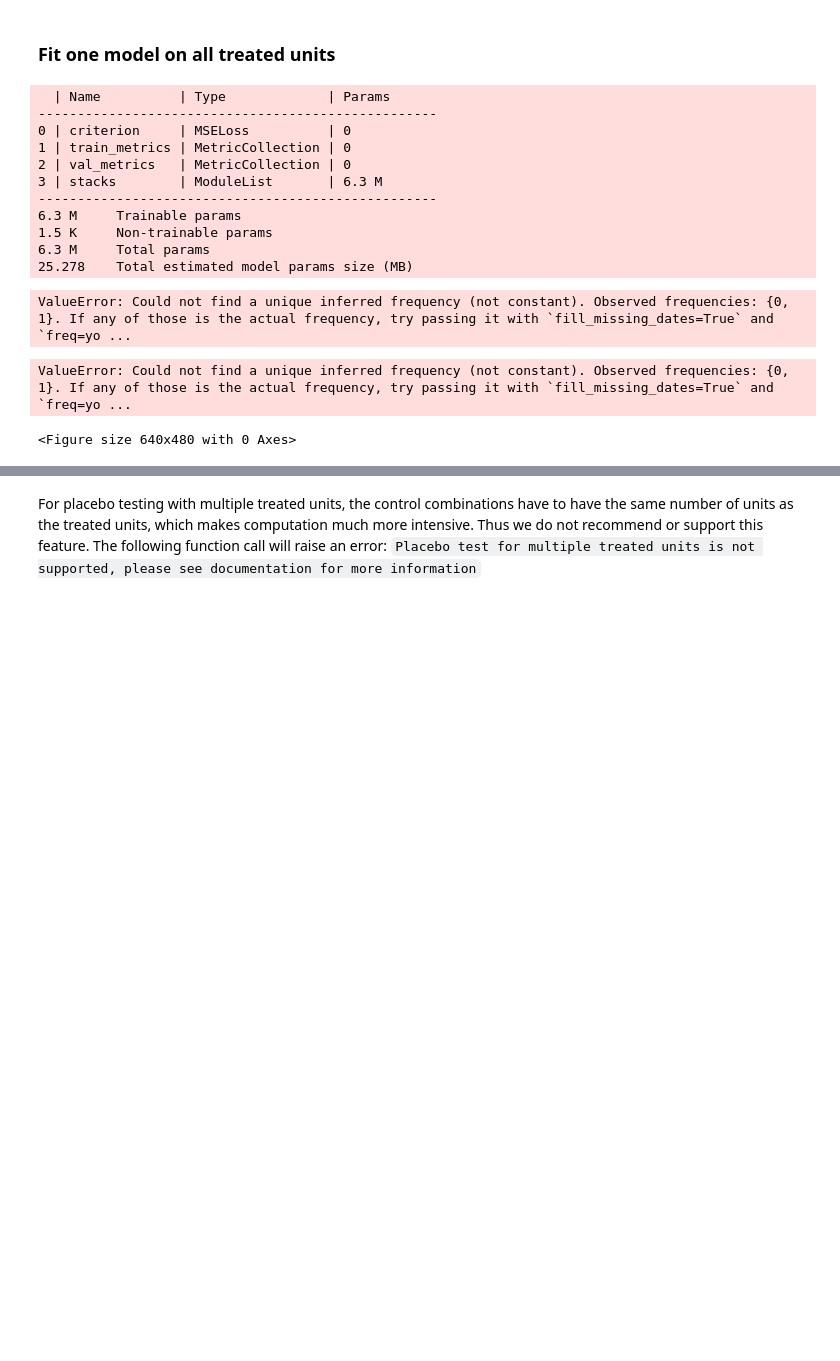
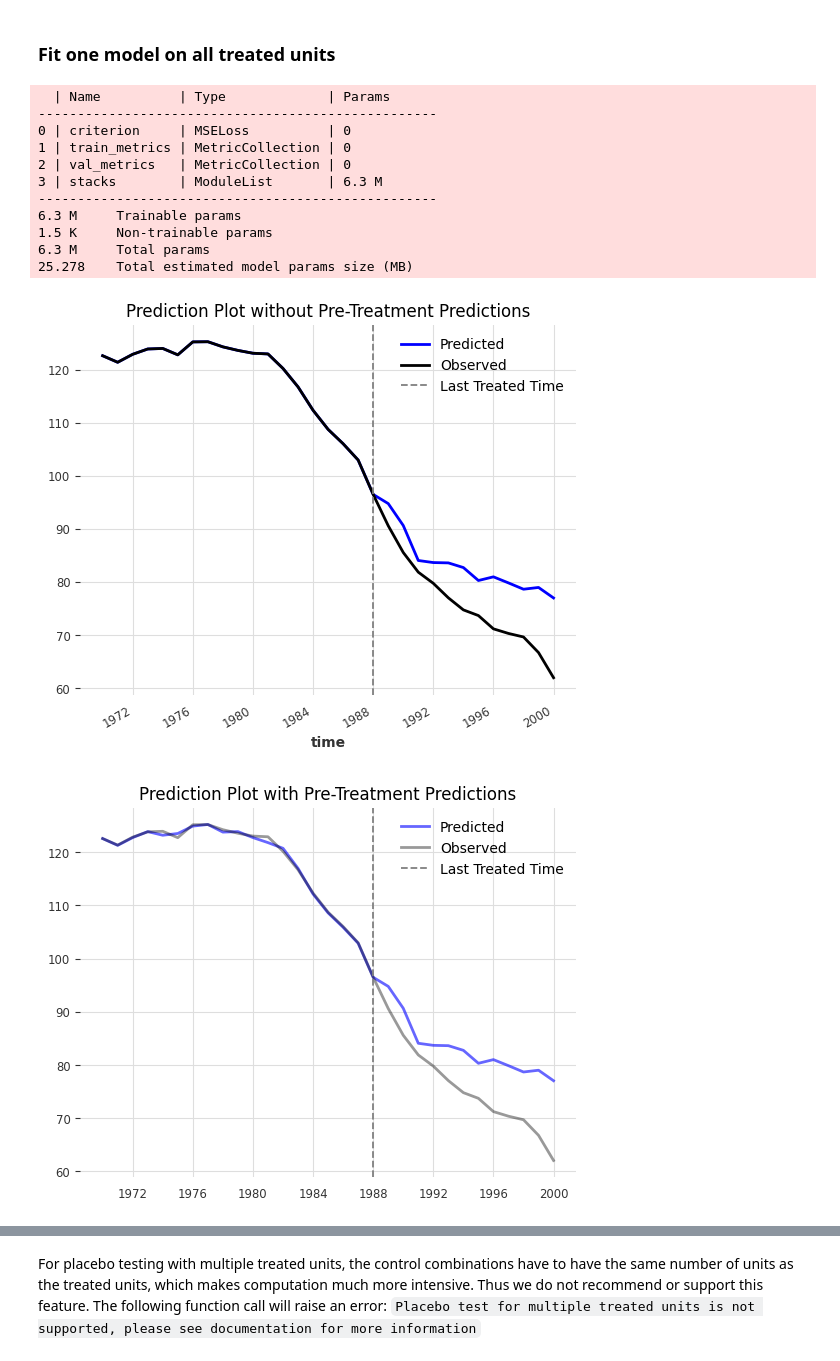
Before and after one commit to Crabtain959/SyNBEATS, a Jupyter notebook: example_usage.ipynb, the cells around one changed output, grey strips where cells are left out. Cells and saved outputs as stored; diff of their text form; code cells hidden in the pictures; blank space fills up the shorter version.

```diff
--- a/example_usage.ipynb
+++ b/example_usage.ipynb
@@ -91,20 +90,20 @@ model = SyNBEATS(dta, [3, 4, 5], 1989)
 # %%
-model.train(use_gpu=False)
+model.train(use_gpu=1)
 predictions = model.predictions()
 model.plot_predictions(predictions)
+model.plot_predictions(predictions, predict_pretreatment=True)
 model.plot_gap()
 # %% [output]
   | Name          | Type             | Params
 ---------------------------------------------------
 0 | criterion     | MSELoss          | 0
 1 | train_metrics | MetricCollection | 0
 2 | val_metrics   | MetricCollection | 0
 3 | stacks        | ModuleList       | 6.3 M
 ---------------------------------------------------
 6.3 M     Trainable params
 1.5 K     Non-trainable params
 6.3 M     Total params
 25.278    Total estimated model params size (MB)
-ValueError: Could not find a unique inferred frequency (not constant). Observed frequencies: {0, 1}. If any of those is the actual frequency, try passing it with `fill_missing_dates=True` and `freq=yo ...
-ValueError: Could not find a unique inferred frequency (not constant). Observed frequencies: {0, 1}. If any of those is the actual frequency, try passing it with `fill_missing_dates=True` and `freq=yo ...
-<Figure size 640x480 with 0 Axes>
+[figure, added]
+[figure, added]
```
Also changed, not shown: parts of 11 cells of this notebook, 5 other files.
